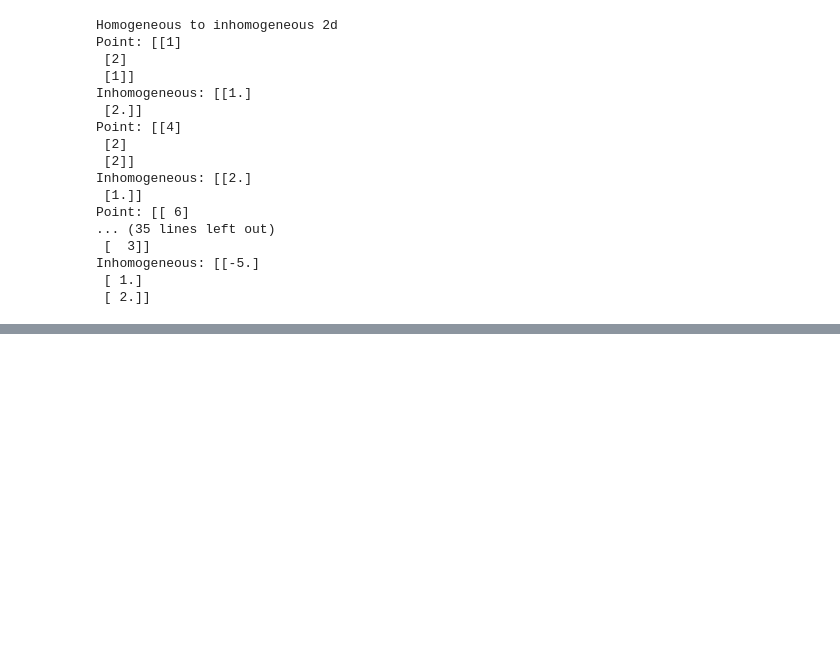
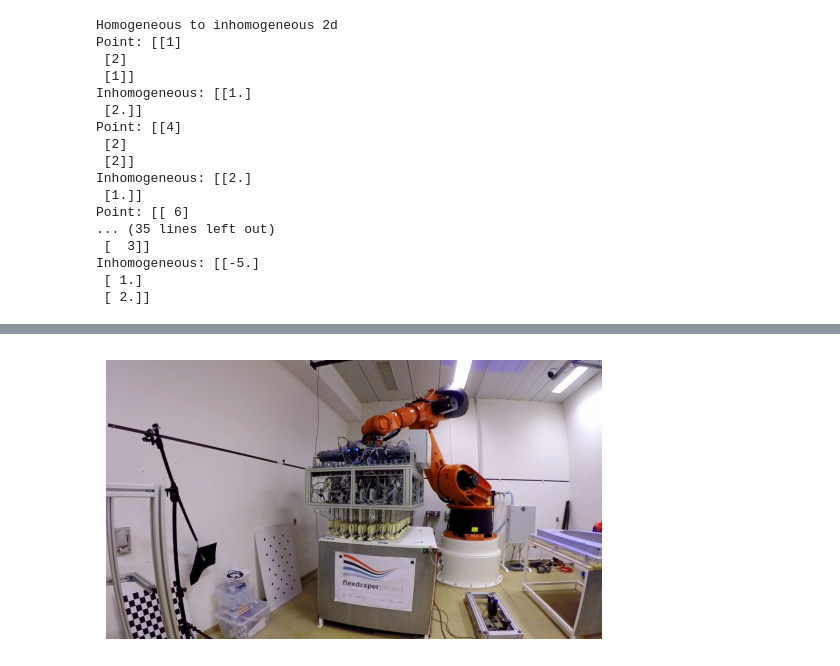
Before and after one commit to nielsenchristianole/cv_notes, a Jupyter notebook: excercises/work.ipynb, the cells around one changed output, grey strips where cells are left out. Cells and saved outputs as stored; diff of their text form; code cells hidden in the pictures; blank space fills up the shorter version.

```diff
--- a/excercises/work.ipynb
+++ b/excercises/work.ipynb
@@ -130,0 +240,9 @@ plt.show()
+# %%
+img = cv2.imread('week02/gopro_robot.jpg')
+img = cv2.cvtColor(img, cv2.COLOR_BGR2RGB).astype(np.float32) / 255
+
+plt.imshow(img)
+plt.axis('off')
+plt.show()
+# %% [output]
+[figure, added]
```
Also changed, not shown: parts of 16 cells of this notebook, 2 other files.
